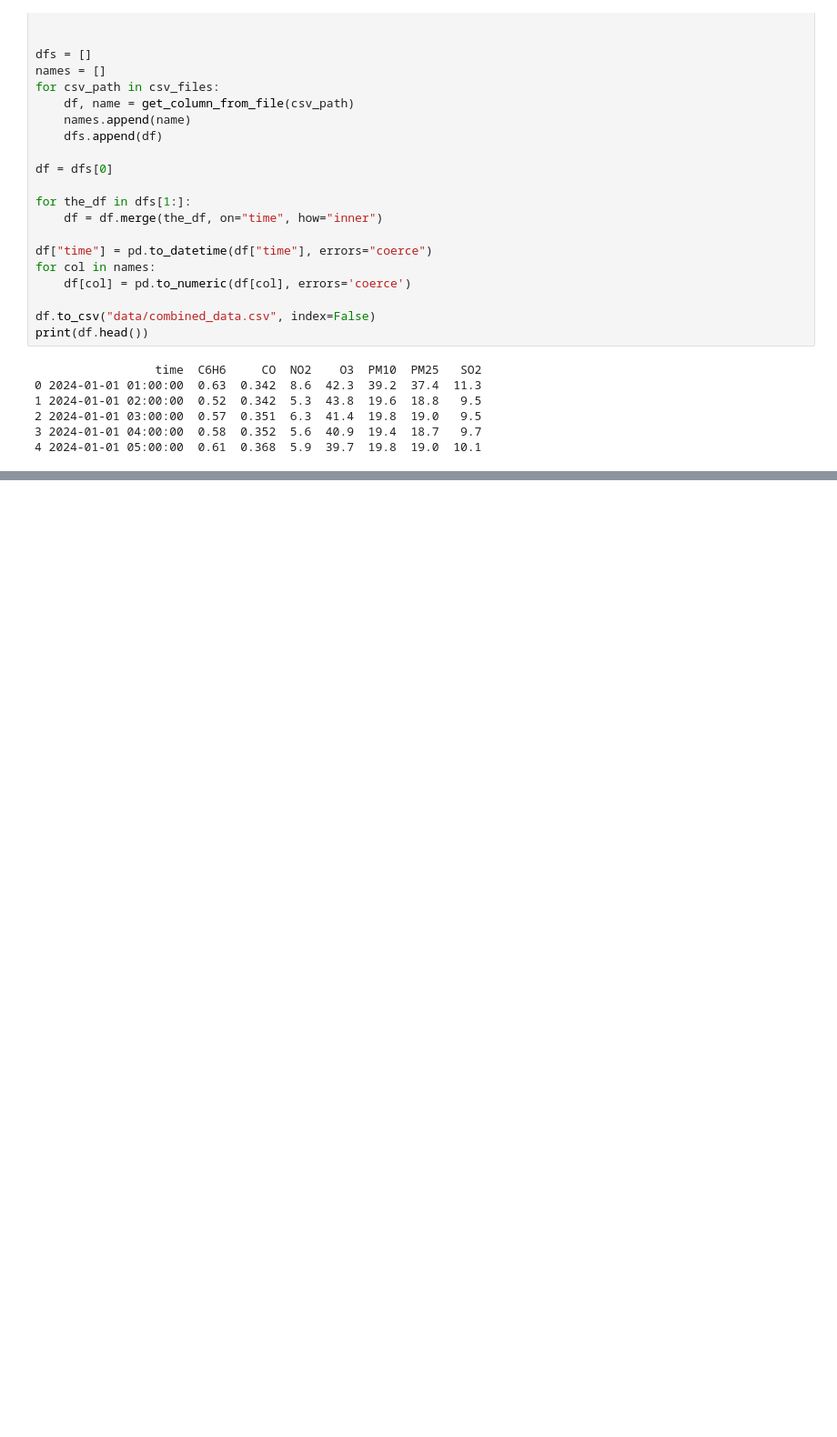
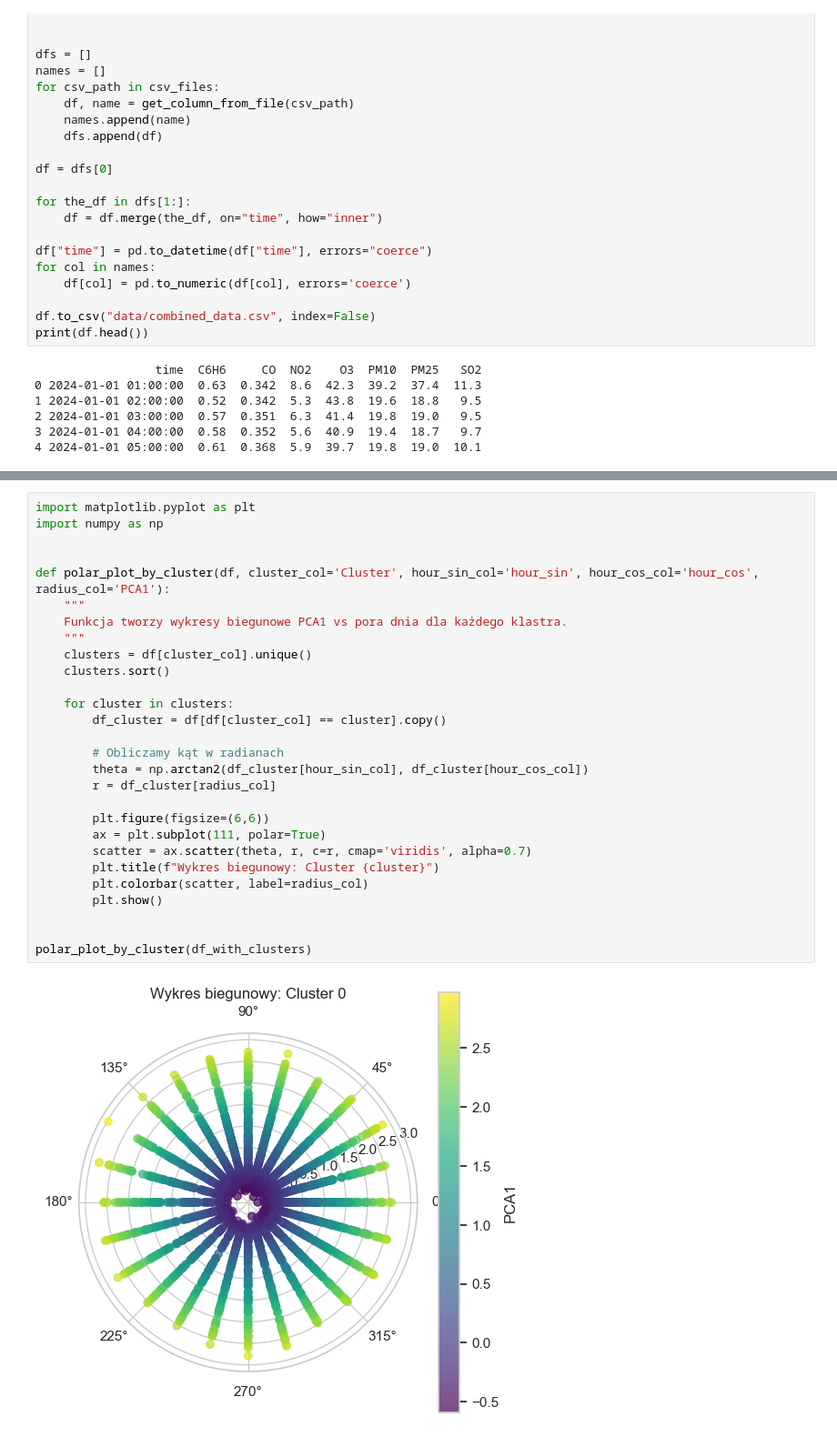
Before and after one commit to martmar02/odwos, a Jupyter notebook: prepare_data.ipynb, the cells around one changed output, grey strips where cells are left out. Shown at 91% size. Drawn from its saved outputs; the diff is of its cells as text; blank space fills up the shorter version.

```diff
--- a/prepare_data.ipynb
+++ b/prepare_data.ipynb
@@ -75,0 +366,30 @@ print(df.head())
+# %%
+import matplotlib.pyplot as plt
+import numpy as np
+
+
+def polar_plot_by_cluster(df, cluster_col='Cluster', hour_sin_col='hour_sin', hour_cos_col='hour_cos', radius_col='PCA1'):
+    """
+    Funkcja tworzy wykresy biegunowe PCA1 vs pora dnia dla każdego klastra.
+    """
+    clusters = df[cluster_col].unique()
+    clusters.sort()
+
+    for cluster in clusters:
+        df_cluster = df[df[cluster_col] == cluster].copy()
+
+        # Obliczamy kąt w radianach
+        theta = np.arctan2(df_cluster[hour_sin_col], df_cluster[hour_cos_col])
+        r = df_cluster[radius_col]
+
+        plt.figure(figsize=(6,6))
+        ax = plt.subplot(111, polar=True)
+        scatter = ax.scatter(theta, r, c=r, cmap='viridis', alpha=0.7)
+        plt.title(f"Wykres biegunowy: Cluster {cluster}")
+        plt.colorbar(scatter, label=radius_col)
+        plt.show()
+
+
+polar_plot_by_cluster(df_with_clusters)
+# %% [output]
+[figure, added]
```
Also changed, not shown: parts of 11 cells of this notebook.
